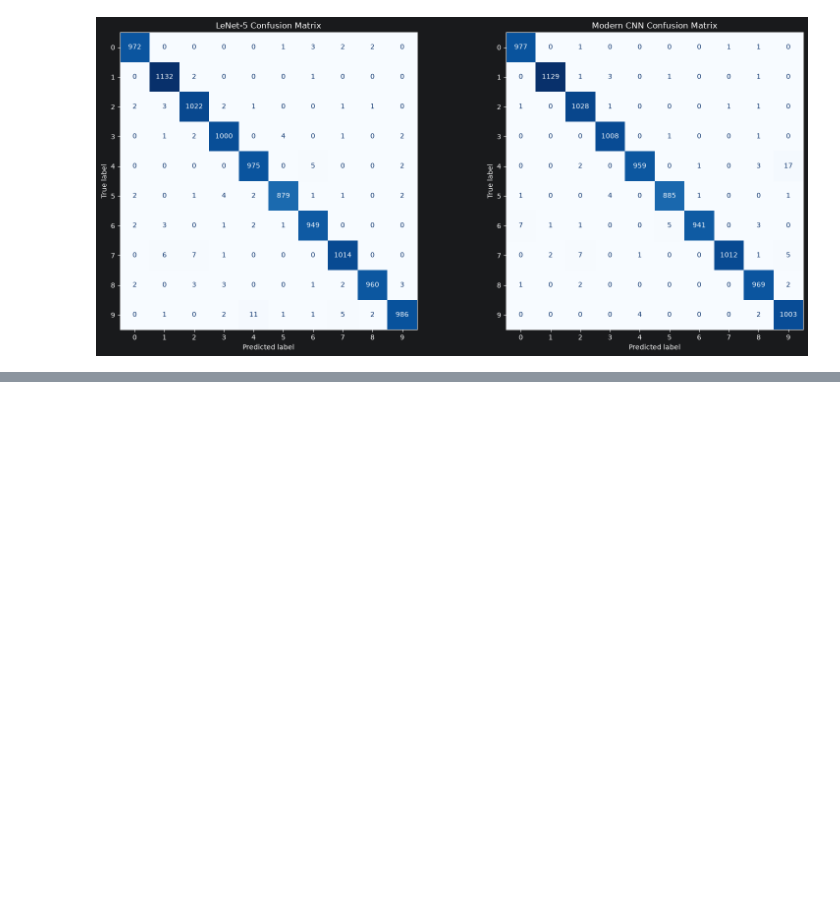
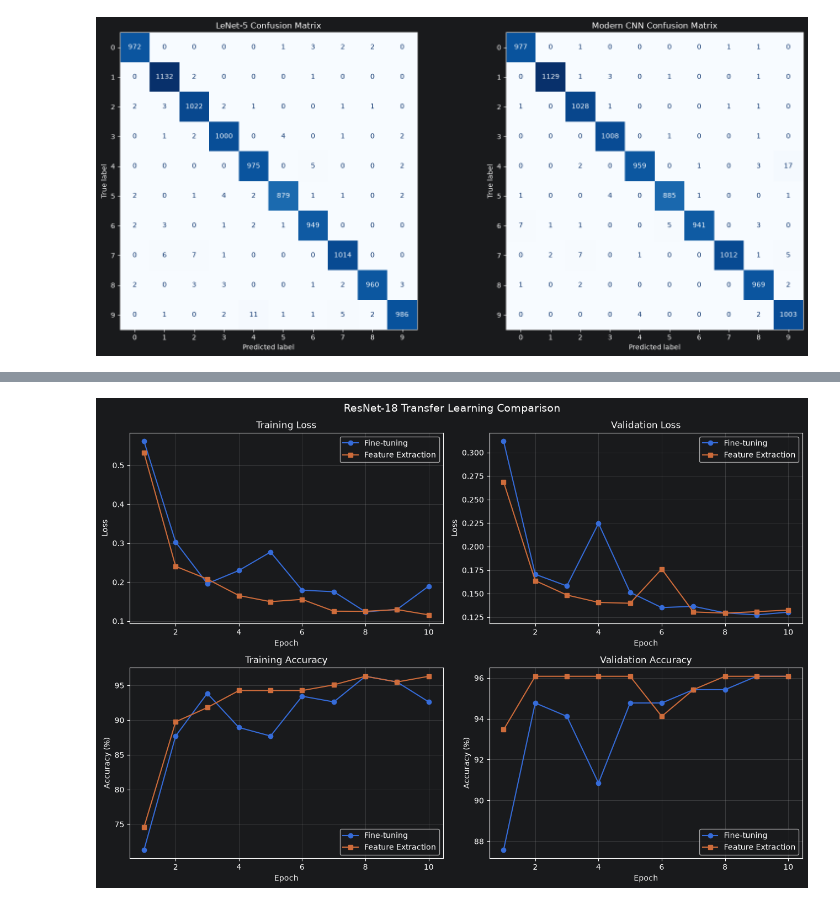
Before and after one commit to indeepa-05/EN3160-Image-Processing, a Jupyter notebook: Assignment3/EN3160_Assignment_03.ipynb, the cells around one changed output, grey strips where cells are left out. Drawn from its saved outputs; the diff is of its cells as text; code cells hidden in the pictures; blank space fills up the shorter version.

Commit message:
Completed Assignment 3 - task 3

```diff
--- a/Assignment3/EN3160_Assignment_03.ipynb
+++ b/Assignment3/EN3160_Assignment_03.ipynb
@@ -456,0 +531,15 @@ Both architectures demonstrated strong classification performance on MNIST. The
+# %%
+# Task 3(b) - Feature Extraction
+model_conv = models.resnet18(weights=weights)
+# Freeze pretrained parameters
+for param in model_conv.parameters():
+    param.requires_grad = False
+# Replace final classification layer
+num_ftrs = model_conv.fc.in_features
+model_conv.fc = nn.Linear(num_ftrs, 2)
+model_conv = model_conv.to(device)
+# Count trainable parameters
+conv_params = sum(p.numel() for p in model_conv.parameters() if p.requires_grad)
+print("Feature extraction model ready")
+print("Trainable parameters:", conv_params)
+print("Final layer:", model_conv.fc)
@@ -456,0 +640,7 @@ Both architectures demonstrated strong classification performance on MNIST. The
+# %%
+# Task 3(a) - Fine-tuning ResNet-18
+criterion = nn.CrossEntropyLoss()
+optimizer_ft = optim.SGD(model_ft.parameters(),lr=0.001,momentum=0.9)
+scheduler_ft = lr_scheduler.StepLR(optimizer_ft,step_size=7,gamma=0.1)
+print("Training ResNet-18 with Fine-tuning")
+model_ft, history_ft = train_transfer_model(model=model_ft,dataloaders=dataloaders,dataset_sizes=dataset_sizes,criterion=criterion,optimizer=optimizer_ft,scheduler=scheduler_ft,num_epochs=10,feature_extract=False)
@@ -456,0 +665,6 @@ Both architectures demonstrated strong classification performance on MNIST. The
+# %%
+# Task 3(b) - Feature Extraction
+optimizer_conv = optim.SGD(model_conv.fc.parameters(),lr=0.001,momentum=0.9)
+scheduler_conv = lr_scheduler.StepLR(optimizer_conv,step_size=7,gamma=0.1)
+print("Training ResNet-18 as Feature Extractor")
+model_conv, history_conv = train_transfer_model(model=model_conv,dataloaders=dataloaders,dataset_sizes=dataset_sizes,criterion=criterion,optimizer=optimizer_conv,scheduler=scheduler_conv,num_epochs=10,feature_extract=True)
@@ -456,0 +722,18 @@ Both architectures demonstrated strong classification performance on MNIST. The
+# %%
+# Task 3 - Training Curves
+epochs = range(1, 11)
+fig, axes = plt.subplots(2, 2, figsize=(13, 9))
+metrics = [("train_loss", "Training Loss"),("val_loss", "Validation Loss"),("train_acc", "Training Accuracy"),("val_acc", "Validation Accuracy")]
+for ax, (metric, title) in zip(axes.flat, metrics):
+    ax.plot(epochs, history_ft[metric],marker="o", label="Fine-tuning")
+    ax.plot(epochs, history_conv[metric],marker="s", label="Feature Extraction")
+    ax.set_title(title)
+    ax.set_xlabel("Epoch")
+    ax.set_ylabel("Accuracy (%)" if "acc" in metric else "Loss")
+    ax.legend()
+    ax.grid(True, alpha=0.3)
+plt.suptitle("ResNet-18 Transfer Learning Comparison",fontsize=14)
+plt.tight_layout()
+plt.show()
+# %% [output]
+[figure, added]
```
Also changed, not shown: parts of 13 cells of this notebook.
